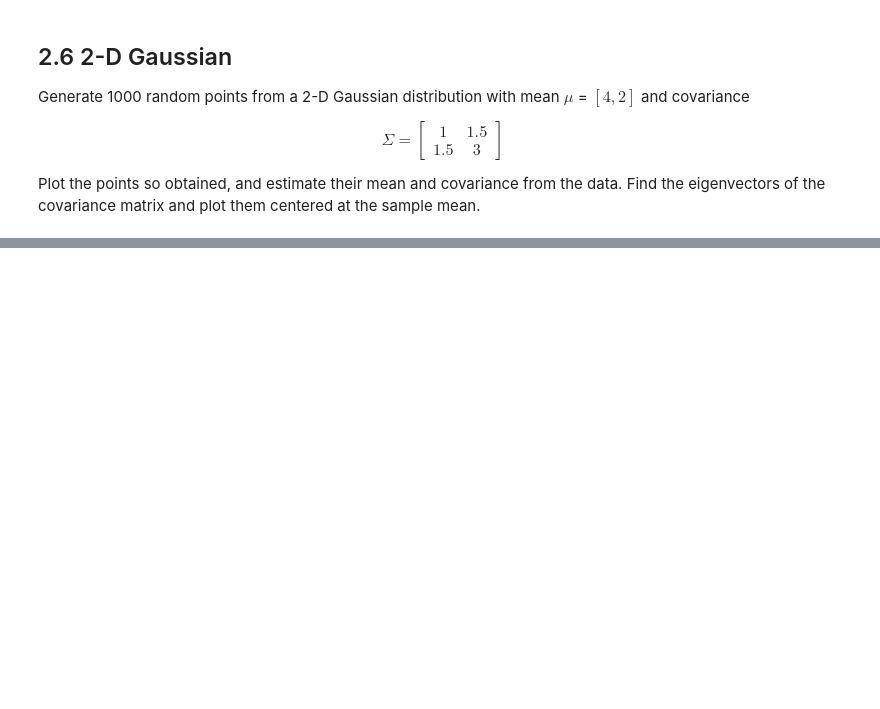
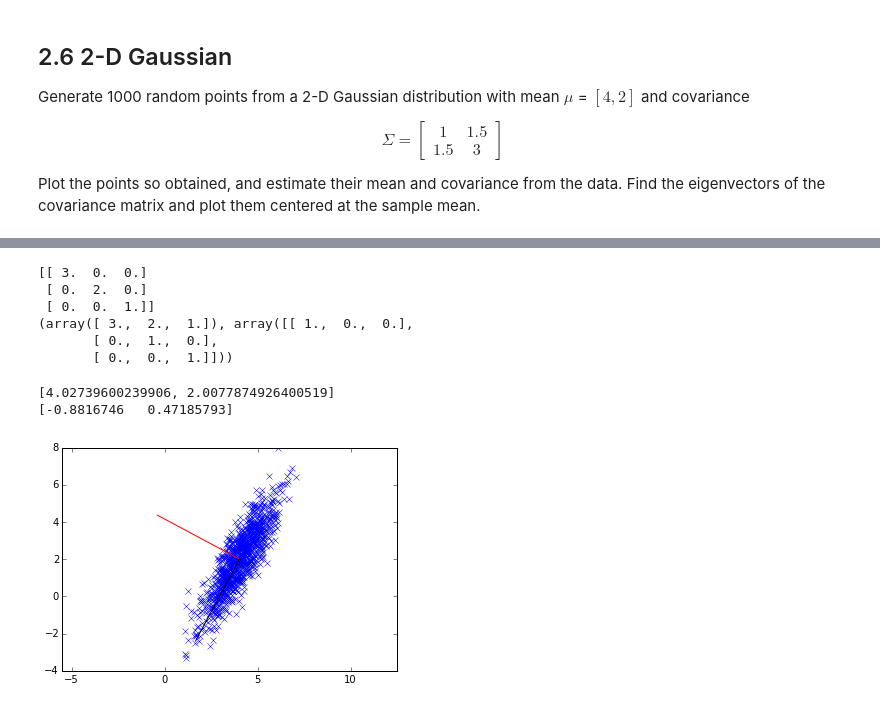
Before and after one commit to peteflorence/MachineLearning6.867, a Jupyter notebook: Homework0.ipynb, the cells around one changed output, grey strips where cells are left out. Cells and saved outputs as stored; diff of their text form; code cells hidden in the pictures; blank space fills up the shorter version.

Commit message:
fixed multivariate gaussian eigenvectors

```diff
--- a/Homework0.ipynb
+++ b/Homework0.ipynb
@@ -388,9 +388,11 @@ print y.shape
 (1000,)
 (1000,)
 # %%
-print np.mean(x)
-print np.mean(y)
+meanx = np.mean(x); print meanx
+meany = np.mean(y); print meany
 
 X = np.vstack((x,y))
-print np.cov(X)
+print X.shape
+cov = np.cov(X)
+print cov
 # %% [output]
@@ -400,0 +404,6 @@ print np.cov(X)
+# %%
+print np.linalg.eig(cov)
+print "Eigenvalues are"; print np.linalg.eig(cov)[0]
+print "Eigenvectors are"; print np.linalg.eig(cov)[1]
+eigvec1 = np.linalg.eig(cov)[1][:,0]; print eigvec1
+eigvec2 = np.linalg.eig(cov)[1][:,1]; print eigvec2
@@ -400,0 +469,28 @@ print np.cov(X)
+# %%
+A = np.zeros((3,3))
+np.fill_diagonal(A,[3,2,1])
+print A
+
+print np.linalg.eig(A)
+# %% [output]
+[[ 3.  0.  0.]
+ [ 0.  2.  0.]
+ [ 0.  0.  1.]]
+(array([ 3.,  2.,  1.]), array([[ 1.,  0.,  0.],
+       [ 0.,  1.,  0.],
+       [ 0.,  0.,  1.]]))
+# %%
+plt.plot(x,y,'x'); plt.axis('equal');
+mean = [meanx, meany]
+print mean
+print eigvec1
+eigend1 = mean + eigvec1*5
+eigend2 = mean + eigvec2*5
+plt.plot([mean[0],eigend1[0]],[mean[1],eigend1[1]], color = 'red')
+plt.plot([mean[0],eigend2[0]],[mean[1],eigend2[1]], color = 'black')
+
+plt.show()
+# %% [output]
+[4.02739600239906, 2.0077874926400519]
+[-0.8816746   0.47185793]
+[figure, added]
```
Also changed, not shown: parts of 15 cells of this notebook.
